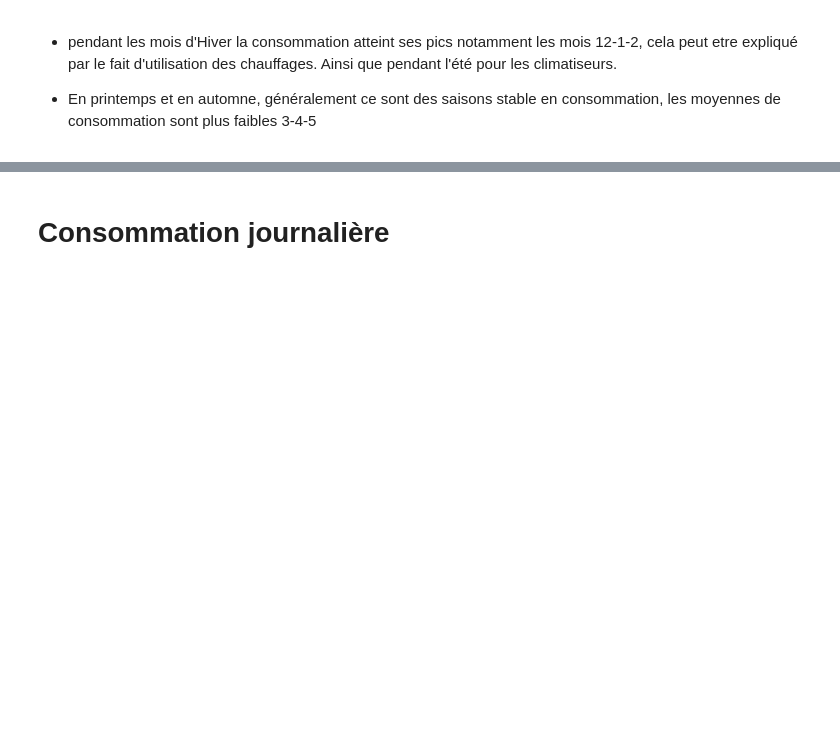
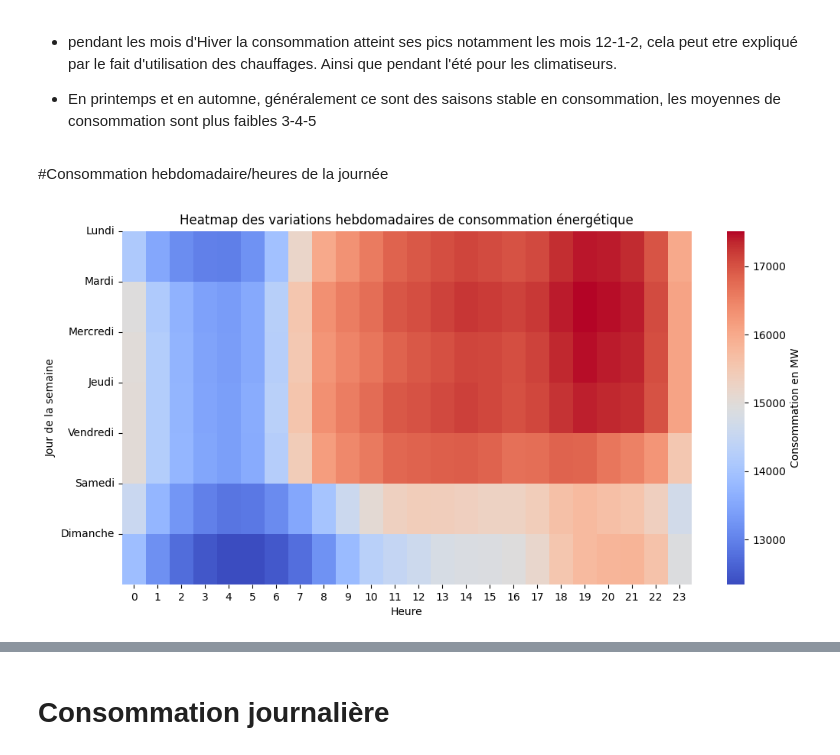
Before and after one commit to najouaelfethi/bigdataproject, a Jupyter notebook: EDA_Prétraitement&Modélisation_Prédective_Consommation_énergitique.ipynb, the cells around one changed output, grey strips where cells are left out. Cells and saved outputs as stored; diff of their text form; code cells hidden in the pictures; blank space fills up the shorter version.

```diff
--- a/EDA_Prétraitement&Modélisation_Prédective_Consommation_énergitique.ipynb
+++ b/EDA_Prétraitement&Modélisation_Prédective_Consommation_énergitique.ipynb
@@ -149,0 +84,2 @@ only showing top 20 rows
+# %%
+df_pd = df.toPandas()
@@ -390,3 +353,26 @@ plt.show()
 - pendant les mois d'Hiver la consommation atteint ses pics notamment les mois 12-1-2, cela peut etre expliqué par le fait d'utilisation des chauffages. Ainsi que pendant l'été pour les climatiseurs.
 
 - En printemps et en automne, généralement ce sont des saisons stable en consommation, les moyennes de consommation sont plus faibles 3-4-5
+# %% [markdown]
+#Consommation hebdomadaire/heures de la journée
+# %%
+df_hours_dayofweek = df_pd.copy()
+df_hours_dayofweek['Datetime'] = pd.to_datetime(df_hours_dayofweek['Datetime'])
+
+# Extraction des jours et des heures
+df_hours_dayofweek['DayOfWeek'] = df_hours_dayofweek['Datetime'].dt.dayofweek  # Lundi = 0, Dimanche = 6
+df_hours_dayofweek['Hour'] = df_hours_dayofweek['Datetime'].dt.hour
+
+# Moyenne par jour de la semaine et heure
+heatmap_data = df_hours_dayofweek.groupby(['DayOfWeek', 'Hour'])['AEP_MW'].mean().unstack()
+
+# Création de la heatmap
+plt.figure(figsize=(12, 6))
+sns.heatmap(heatmap_data, cmap='coolwarm', annot=False, fmt=".0f", cbar_kws={'label': 'Consommation en MW'})
+plt.title("Heatmap des variations hebdomadaires de consommation énergétique")
+plt.xlabel("Heure")
+plt.ylabel("Jour de la semaine")
+plt.yticks(range(7), ['Lundi', 'Mardi', 'Mercredi', 'Jeudi', 'Vendredi', 'Samedi', 'Dimanche'], rotation=0)
+plt.show()
+# %% [output]
+[figure, added]
```
Also changed, not shown: parts of 62 cells of this notebook.
